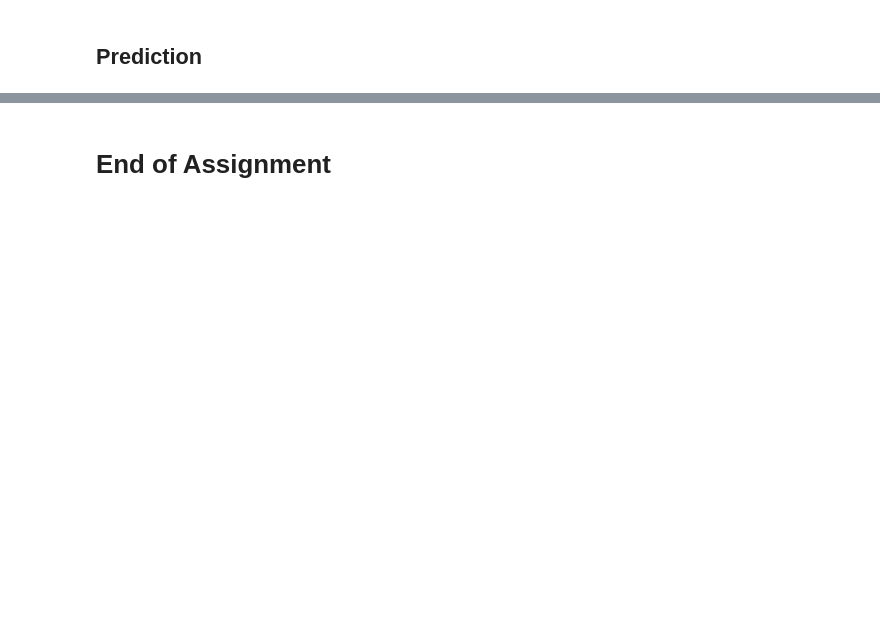
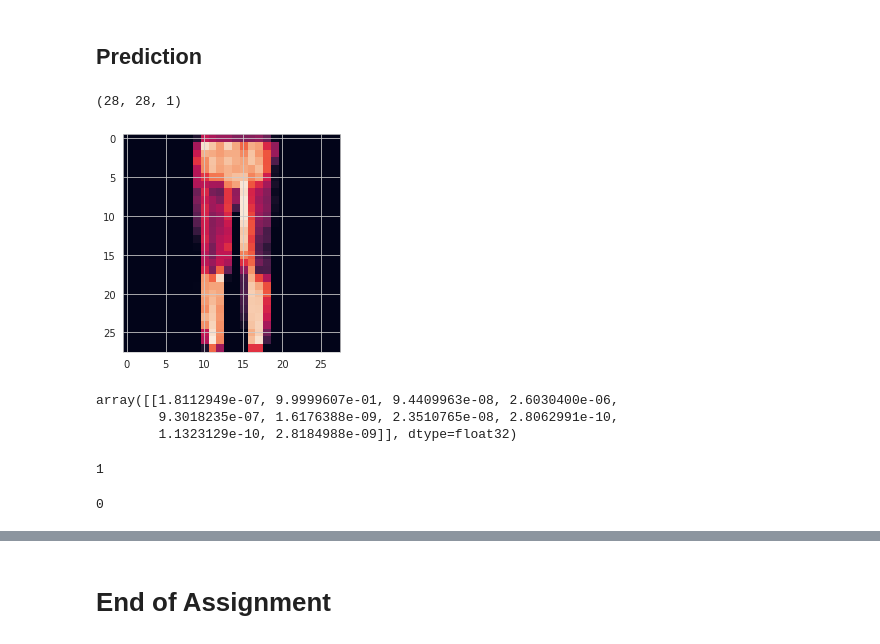
Before and after one commit to YusufSHub/Machine-Learning, a Jupyter notebook: DL/Assignment-2/DL-Assignment-2 (Image Classification with CNN)-D1124-Yusuf.ipynb, the cells around one changed output, grey strips where cells are left out. Cells and saved outputs as stored; diff of their text form; code cells hidden in the pictures; blank space fills up the shorter version.

```diff
--- a/DL/Assignment-2/DL-Assignment-2 (Image Classification with CNN)-D1124-Yusuf.ipynb
+++ b/DL/Assignment-2/DL-Assignment-2 (Image Classification with CNN)-D1124-Yusuf.ipynb
@@ -435,2 +435,25 @@ array([False, False, False, ..., False, False, False])
 # %% [markdown]
 ## Prediction
+# %%
+my_image = X_test[3]
+# %%
+my_image.shape
+# %% [output]
+(28, 28, 1)
+# %%
+plt.imshow(my_image.reshape(28,28));
+# %% [output]
+[figure, added]
+# %%
+pred_prob = model.predict(my_number.reshape(1,28,28,1))
+pred_prob
+# %% [output]
+array([[1.8112949e-07, 9.9999607e-01, 9.4409963e-08, 2.6030400e-06,
+        9.3018235e-07, 1.6176388e-09, 2.3510765e-08, 2.8062991e-10,
+        1.1323129e-10, 2.8184988e-09]], dtype=float32)
+# %%
+# SHAPE --> (num_images,width,height,color_channels)
+y_pred = np.argmax(pred_prob)
+y_pred
+# %% [output]
+1
@@ -436,0 +466,4 @@ array([False, False, False, ..., False, False, False])
+# %%
+np.argmax(pred)
+# %% [output]
+0
```
Also changed, not shown: parts of 27 cells of this notebook.
